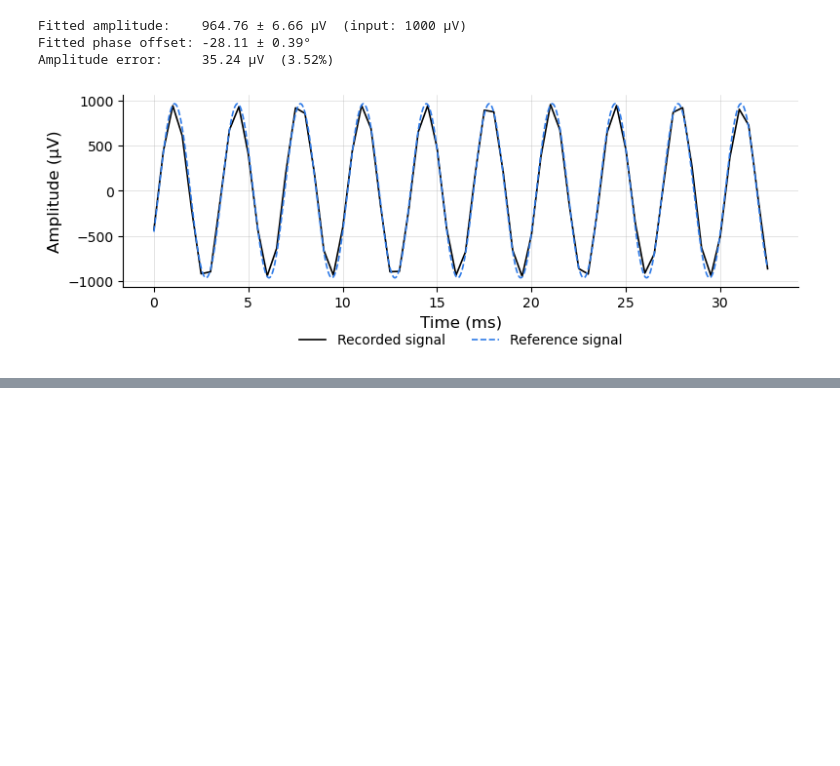
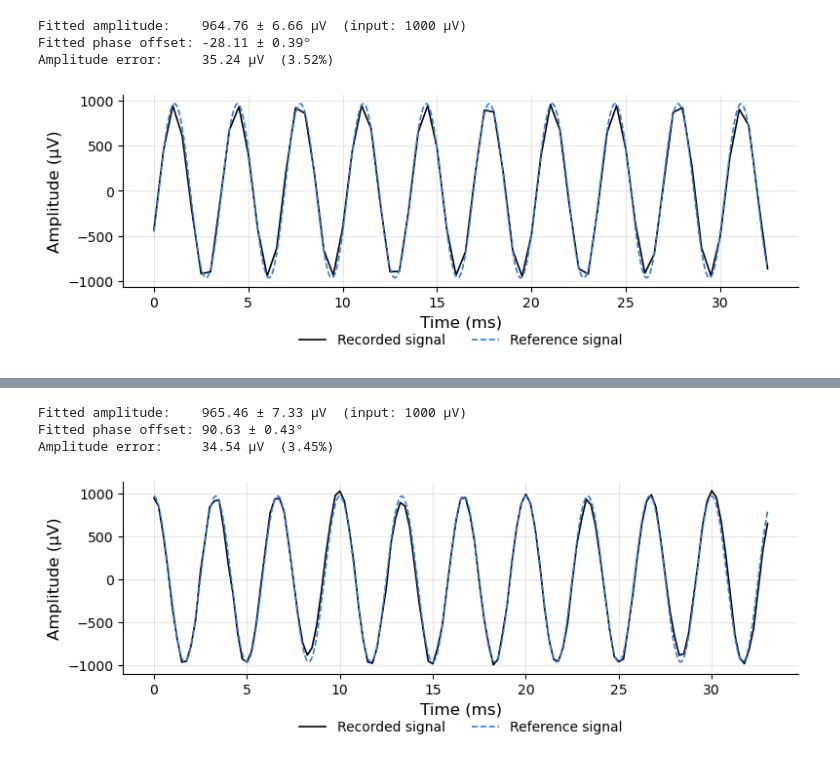
Before and after one commit to Simonseyfert/ble_plot, a Jupyter notebook: plot.ipynb, the cells around one changed output, grey strips where cells are left out. Saved outputs shown, nothing was run; the diff lists cells and outputs as text; code cells hidden in the pictures; blank space fills up the shorter version.

```diff
--- a/plot.ipynb
+++ b/plot.ipynb
@@ -306,0 +524,77 @@ Amplitude error:     35.24 µV  (3.52%)
+# %%
+# ── Amplitude fit style ────────────────────────────────────────────
+SINE_COLOR_FITTED      = "#2F7BE8"   # color of the amplitude-fitted sine
+SINE_LINE_STYLE_FITTED = "--"
+SINE_LINE_WIDTH_FITTED = 1.2
+
+# inherits all other style params from Cell 5 and Cell 7
+# %%
+from scipy.optimize import curve_fit
+
+# ── Model: A * sin(2π f t + φ) ─────────────────────────────────────
+def sine_model(t, amplitude, phase):
+    return amplitude * np.sin(2 * np.pi * F_INPUT * t + phase)
+
+# ── Initial guess: use cross-correlation phase from Cell 8 ─────────
+p0 = [SINE_AMPLITUDE, phase_offset]
+
+popt, pcov = curve_fit(sine_model, t_local, signal, p0=p0)
+perr       = np.sqrt(np.diag(pcov))
+
+A_fit   = popt[0]
+phi_fit = popt[1]
+A_err   = perr[0]
+phi_err = perr[1]
+
+print(f"Fitted amplitude:    {A_fit:.2f} ± {A_err:.2f} µV  (input: {SINE_AMPLITUDE} µV)")
+print(f"Fitted phase offset: {np.degrees(phi_fit):.2f} ± {np.degrees(phi_err):.2f}°")
+print(f"Amplitude error:     {abs(A_fit - SINE_AMPLITUDE):.2f} µV  "
+      f"({abs(A_fit - SINE_AMPLITUDE) / SINE_AMPLITUDE * 100:.2f}%)")
+
+# ── Build fitted sine on high-res grid ────────────────────────────
+fitted_sine_ls = sine_model(t_hires, A_fit, phi_fit)
+
+# ── Plot ───────────────────────────────────────────────────────────
+fig4, ax4 = plt.subplots(figsize=(FIG_WIDTH, FIG_HEIGHT))
+
+ax4.plot(time_ms_zeroed, signal,
+         color=SIGNAL_COLOR_OVERLAY,
+         linewidth=SIGNAL_LINE_WIDTH_OVERLAY,
+         label="Recorded signal")
+
+ax4.plot(t_hires * 1000, fitted_sine_ls,
+         color=SINE_COLOR_FITTED,
+         linewidth=SINE_LINE_WIDTH_FITTED,
+         linestyle=SINE_LINE_STYLE_FITTED,
+         label="Reference signal")
+
+ax4.set_xlabel("Time (ms)", fontsize=FONT_SIZE_LABEL)
+ax4.set_ylabel("Amplitude (µV)", fontsize=FONT_SIZE_LABEL)
+ax4.tick_params(labelsize=FONT_SIZE_TICK)
+
+if Y_MIN is not None or Y_MAX is not None:
+    ax4.set_ylim(Y_MIN, Y_MAX)
+
+if SHOW_TITLE:
+    ax4.set_title(f"{CHANNEL} — fitted amplitude: {A_fit:.0f} µV, "
+                  f"φ = {np.degrees(phi_fit):.1f}°",
+                  fontsize=FONT_SIZE_TITLE)
+
+ax4.legend(fontsize=LEGEND_FONT_SIZE,
+           loc="upper center",
+           bbox_to_anchor=(0.5, -0.18),
+           ncol=LEGEND_NCOL,
+           frameon=False)
+
+if SHOW_GRID:
+    ax4.grid(True, linewidth=0.4, alpha=0.6)
+
+ax4.spines[["top", "right"]].set_visible(False)
+
+plt.tight_layout()
+plt.show()
+# %% [output]
+Fitted amplitude:    965.46 ± 7.33 µV  (input: 1000 µV)
+Fitted phase offset: 90.63 ± 0.43°
+Amplitude error:     34.54 µV  (3.45%)
+[figure, added]
```
Also changed, not shown: parts of 9 cells of this notebook, 2 other files.
